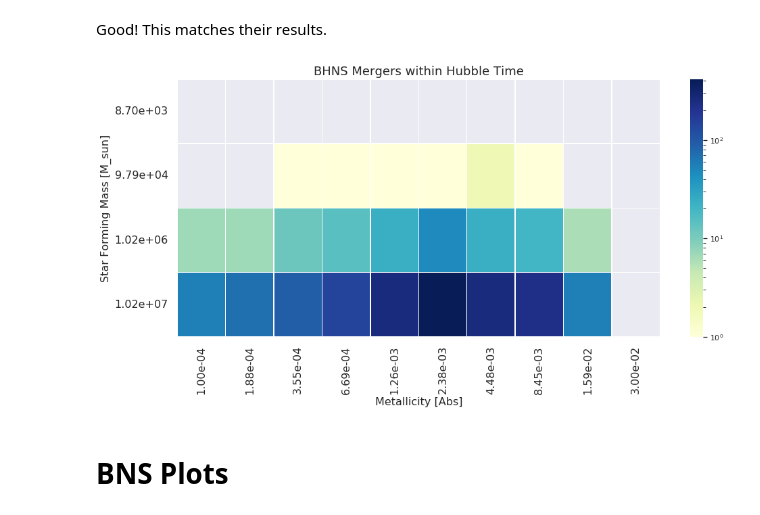
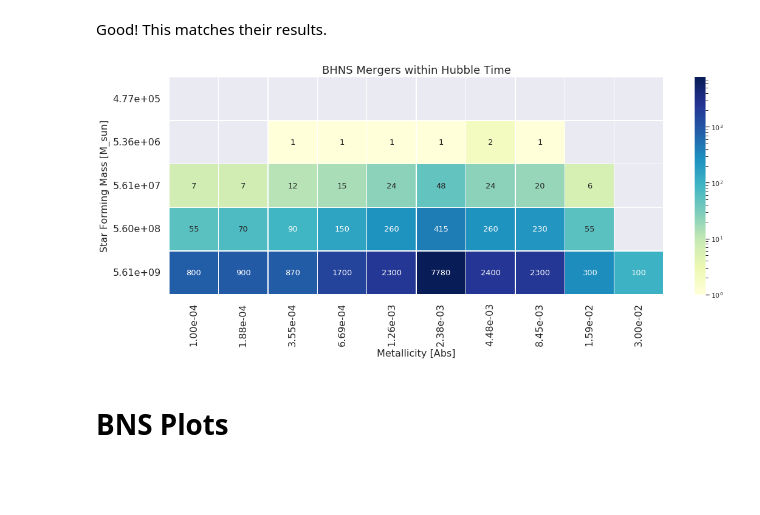
Before and after one commit to veome22/cosmo_bh, a Jupyter notebook: bh_properties.ipynb, the cells around one changed output. Drawn from its saved outputs; the diff is of its cells as text; code cells hidden in the pictures; blank space fills up the shorter version.

Commit message:
added new simulations to plots

```diff
--- a/bh_properties.ipynb
+++ b/bh_properties.ipynb
@@ -272,9 +282,9 @@ for n, n_system in enumerate(n_systems[:]):
         ax1.hist(m_max_bbh, histtype='step', label=f'Z={met:.2e}')
         ax2.hist(m_min_bbh, histtype='step', label=f'Z={met:.2e}')
 
-    layoutAxes(ax=ax1, nameX='Primary Mass [M_sol]',\
+    layoutAxes(ax=ax1, nameX='Primary Mass [$M_\odot$]',\
            nameY='Number of BBHs')
-    layoutAxes(ax=ax2, nameX='Secondary Mass [M_sol]',\
+    layoutAxes(ax=ax2, nameX='Secondary Mass [$M_\odot$]',\
            nameY='Number of BBHs')
     ax1.legend(fontsize=14)
     ax2.legend(fontsize=14)
@@ -334,10 +346,11 @@ for n in range(len(SFM_ALL)):
 f, ax= plt.subplots(1, 1,  figsize=(16,7))
 
 ax = sns.heatmap(hubble_mergers, cmap="YlGnBu", linewidth=0.5, norm=LogNorm(), \
-                 xticklabels=metallicities, yticklabels=SFM_ALL)
+                 xticklabels=metallicities, yticklabels=SFM_ALL, \
+                annot=hubble_mergers, annot_kws={'fontsize':13}, fmt='.1f')
 
 layoutAxes(ax=ax, nameX='Metallicity [Abs]',\
-           nameY='Star Forming Mass [M_sun]', fontsize=14)
+           nameY='Star Forming Mass [$M_\odot$]', fontsize=16)
 
 fmt = '{:0.2e}'
 xticklabels = []
@@ -367,10 +380,11 @@ for n in range(len(SFM_ALL)):
 f, ax= plt.subplots(1, 1,  figsize=(16,7))
 
 ax = sns.heatmap(hubble_mergers/total_bbhs, cmap="YlGnBu", linewidth=0.5, \
-                 xticklabels=metallicities, yticklabels=SFM_ALL)
+                 xticklabels=metallicities, yticklabels=SFM_ALL, \
+                 annot=hubble_mergers/total_bbhs, annot_kws={'fontsize':13}, fmt='.2f')
 
 layoutAxes(ax=ax, nameX='Metallicity [Abs]',\
-           nameY='Star Forming Mass [M_sun]', fontsize=14)
+           nameY='Star Forming Mass [$M_\odot$]', fontsize=16)
 
 fmt = '{:0.2e}'
 xticklabels = []
@@ -402,10 +416,11 @@ fmt = lambda x, pos: '{:.1%}'.format(x)
 
 
 ax = sns.heatmap(mergers_per_unit_sfm, cmap="YlGnBu", linewidth=0.5, \
-                 xticklabels=metallicities, yticklabels=SFM_ALL)
+                 xticklabels=metallicities, yticklabels=SFM_ALL,
+                 annot=mergers_per_unit_sfm, annot_kws={'fontsize':13}, fmt='.1e')
 
 layoutAxes(ax=ax, nameX='Metallicity [Abs]',\
-           nameY='Mergers per unit Star Forming Mass [M_sun^-1]', fontsize=14)
+           nameY='Mergers per unit Star Forming Mass [$M_\odot^{-1}$]', fontsize=16)
 
 fmt = '{:0.2e}'
 xticklabels = []
@@ -530,30 +546,31 @@ for n in range(len(SFM_ALL)):
 # %%
 f, ax= plt.subplots(1, 1,  figsize=(16,7))
 
 ax = sns.heatmap(bhns_hubble_mergers, cmap="YlGnBu", linewidth=0.5, norm=LogNorm(), \
-                 xticklabels=metallicities, yticklabels=SFM_ALL)
+                 xticklabels=metallicities, yticklabels=SFM_ALL, \
+                 annot=bhns_hubble_mergers, annot_kws={'fontsize':13}, fmt='.0f')
 
 layoutAxes(ax=ax, nameX='Metallicity [Abs]',\
            nameY='Star Forming Mass [M_sun]', fontsize=16)
 
 fmt = '{:0.2e}'
 xticklabels = []
 for item in ax.get_xticklabels():
     item.set_text(fmt.format(float(item.get_text())))
     xticklabels += [item]
 yticklabels = []
 for item in ax.get_yticklabels():
     item.set_text(fmt.format(float(item.get_text())))
     yticklabels += [item]
 
 ax.set_xticklabels(xticklabels)
 ax.set_yticklabels(yticklabels)
 
 plt.title("BHNS Mergers within Hubble Time", fontsize=18)
-
+plt.tight_layout()
 plt.show()
 # %% [output]
-[figure, old version]
+[figure, new version]
 # %% [markdown]
 # BNS Plots
 # %%
```
Also changed, not shown: parts of 25 cells of this notebook.
